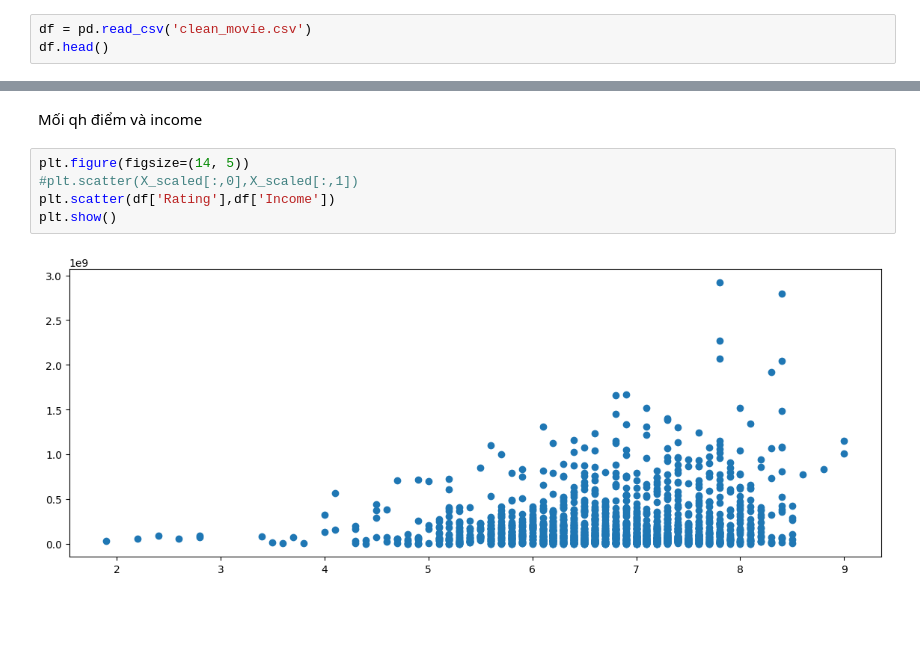
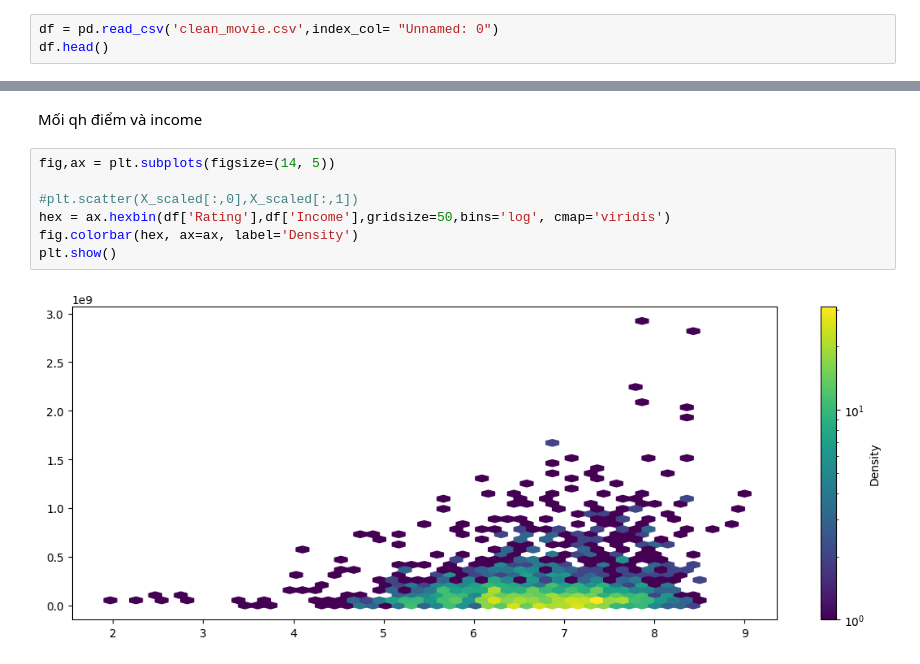
Before and after one commit to 20120273/Movie-Visualize, a Jupyter notebook: trucquanmovie.ipynb, the cells around one changed output, grey strips where cells are left out. Saved outputs shown, nothing was run; the diff lists cells and outputs as text; blank space fills up the shorter version.

```diff
--- a/trucquanmovie.ipynb
+++ b/trucquanmovie.ipynb
@@ -5,6 +5,6 @@ import seaborn as sns
 import plotly.express as px
 import country_converter
 # %%
-df = pd.read_csv('clean_movie.csv')
+df = pd.read_csv('clean_movie.csv',index_col= "Unnamed: 0")
 df.head()
 # %% [output]
@@ -102,10 +86,12 @@ plt.show()
 # %% [markdown]
 Mối qh điểm và income
 # %%
-plt.figure(figsize=(14, 5))
+fig,ax = plt.subplots(figsize=(14, 5))
+
 #plt.scatter(X_scaled[:,0],X_scaled[:,1])
-plt.scatter(df['Rating'],df['Income'])
+hex = ax.hexbin(df['Rating'],df['Income'],gridsize=50,bins='log', cmap='viridis')
+fig.colorbar(hex, ax=ax, label='Density')
 plt.show()
 # %% [output]
-[figure, old version]
+[figure, new version]
 # %%
```
Also changed, not shown: parts of 18 cells of this notebook, 2 other files.
